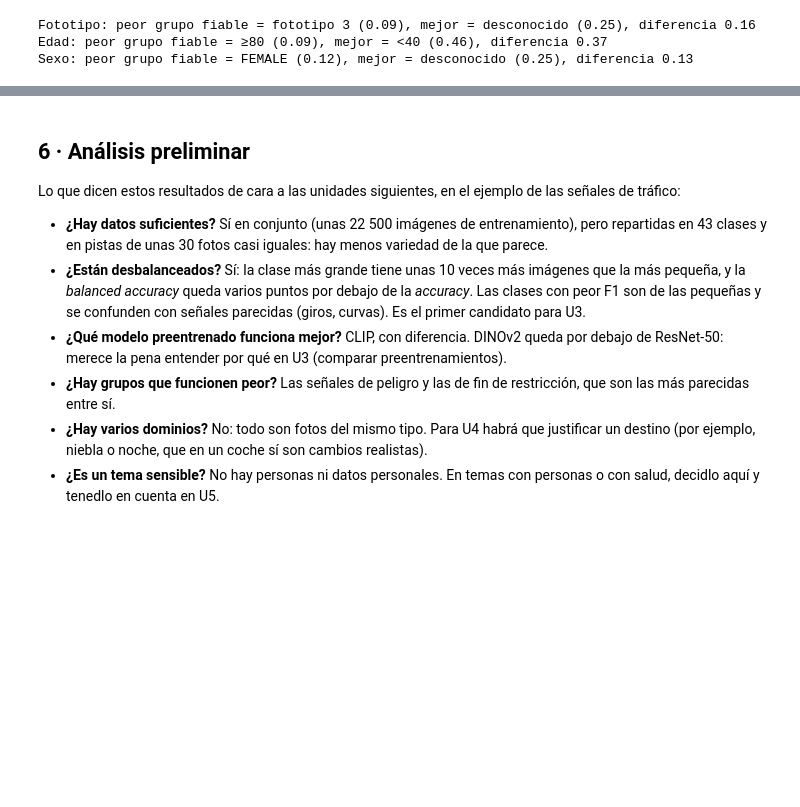
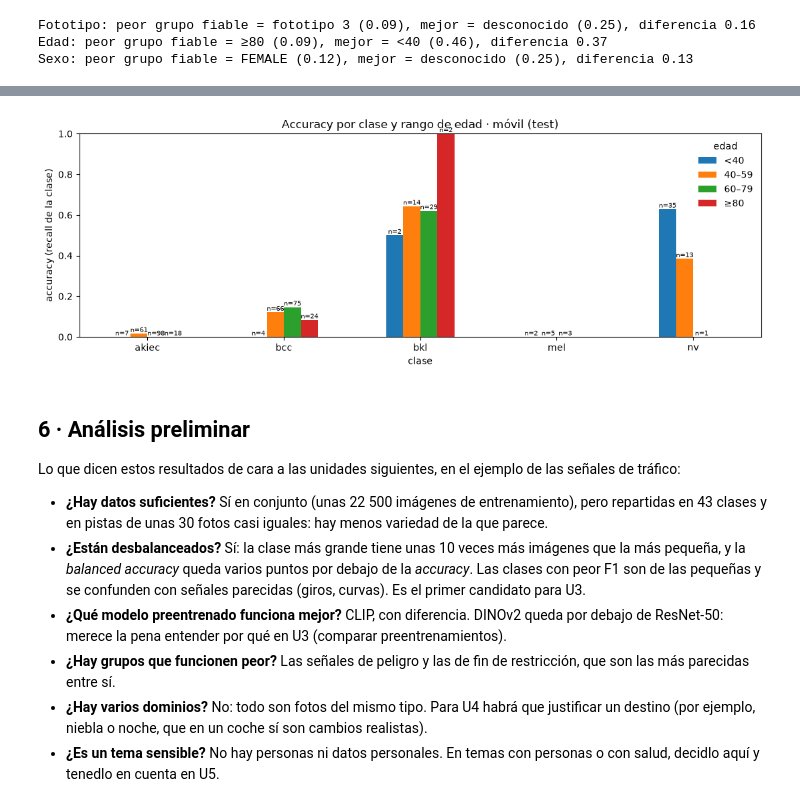
Before and after one commit to idom-ai/project_skin_wounds, a Jupyter notebook: 01_baseline.ipynb, the cells around one changed output, grey strips where cells are left out. Saved outputs shown, nothing was run; the diff lists cells and outputs as text; code cells hidden in the pictures; blank space fills up the shorter version.

```diff
--- a/01_baseline.ipynb
+++ b/01_baseline.ipynb
@@ -662,3 +735,17 @@ Sexo: peor grupo fiable = FEMALE (0.12), mejor = desconocido (0.25), diferencia
+# %%
+# Accuracy por clase y rango de edad en el test del móvil (el gráfico que pide el comentario)
+acc = (ev.assign(clase=ev['etiqueta'].map(cod))
+         .groupby(['clase', 'edad_rango'], observed=False)['acierto'].agg(['mean', 'size']).reset_index())
+piv = acc.pivot(index='clase', columns='edad_rango', values='mean').reindex(clases_d)
+n = acc.pivot(index='clase', columns='edad_rango', values='size').reindex(clases_d)
+ax = piv.plot.bar(rot=0, figsize=(11, 4))
+for cont, col in zip(ax.containers, n.columns):
+    ax.bar_label(cont, labels=[f'n={int(v)}' if v else '' for v in n[col].fillna(0)], fontsize=7)
+ax.set_ylabel('accuracy (recall de la clase)'); ax.set_xlabel('clase'); ax.set_ylim(0, 1)
+ax.set_title('Accuracy por clase y rango de edad · móvil (test)'); ax.legend(title='edad', frameon=False)
+plt.tight_layout(); plt.savefig(IMG / 'revision_accuracy_clase_edad.png', dpi=200, bbox_inches='tight'); plt.show()
+# %% [output]
+[figure, added]
 # %% [markdown]
 ## 6 · Análisis preliminar
 
```
Also changed, not shown: parts of 5 cells of this notebook, 6 other files.
